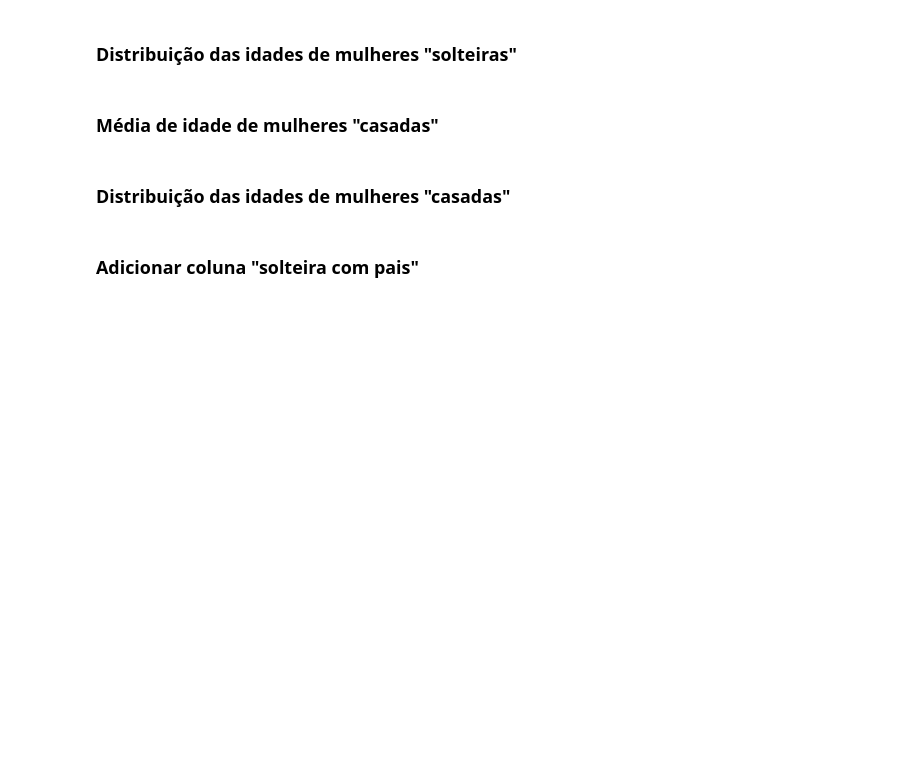
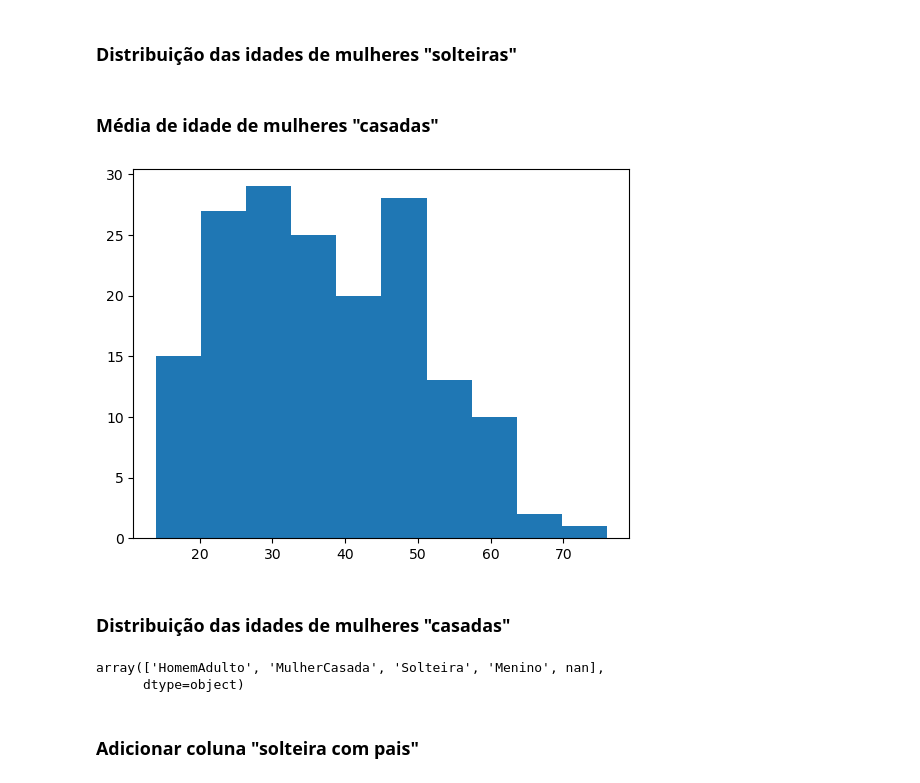
Before and after one commit to CaioPedersoliDiniz10/python, a Jupyter notebook: 09 - Projeto - Regressao Linear - Predicao da Idade/Regressão Linear - Predicao da Idade dos Passageiros do Titanic - Vazio.ipynb, the cells around one changed output. Saved outputs shown, nothing was run; the diff lists cells and outputs as text; code cells hidden in the pictures; blank space fills up the shorter version.

```diff
--- a/09 - Projeto - Regressao Linear - Predicao da Idade/Regressão Linear - Predicao da Idade dos Passageiros do Titanic - Vazio.ipynb
+++ b/09 - Projeto - Regressao Linear - Predicao da Idade/Regressão Linear - Predicao da Idade dos Passageiros do Titanic - Vazio.ipynb
@@ -307,7 +322,17 @@ Através da combinação: "solteira" e está com "pais"
 ### Distribuição das idades de mulheres "solteiras"
 # %% [markdown]
 ### Média de idade de mulheres "casadas"
+# %%
+plt.hist(data.loc[data['Titulo']=='MulherCasada']['Idade'])
+plt.show()
+# %% [output]
+[figure, added]
 # %% [markdown]
 ### Distribuição das idades de mulheres "casadas"
+# %%
+data['Titulo'].unique()
+# %% [output]
+array(['HomemAdulto', 'MulherCasada', 'Solteira', 'Menino', nan],
+      dtype=object)
 # %% [markdown]
 ### Adicionar coluna "solteira com pais"
```
Also changed, not shown: parts of 16 cells of this notebook.
